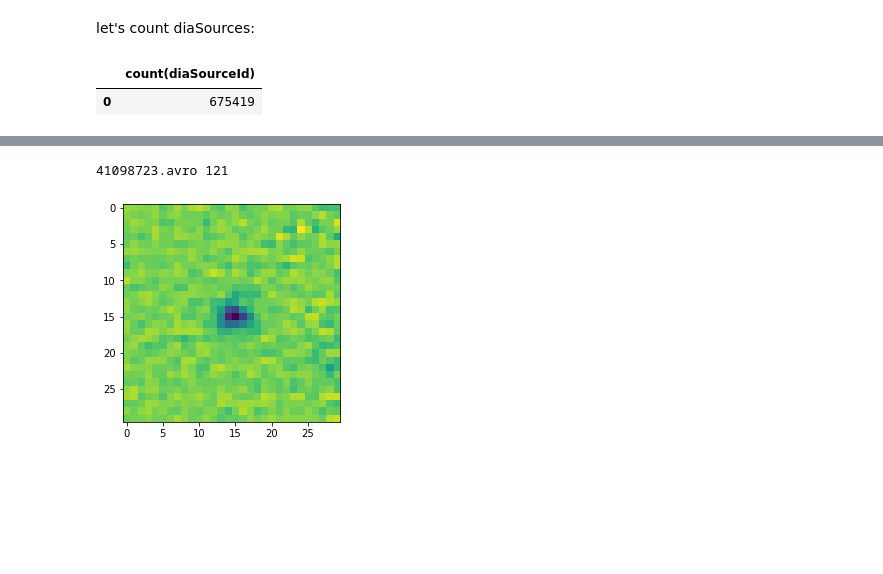
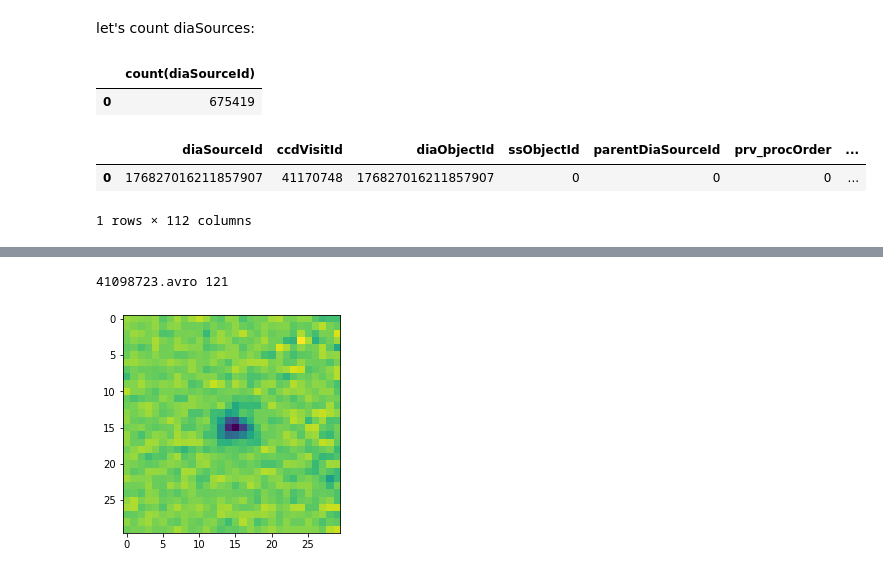
Before and after one commit to lsst-dm/ap_pipe-notebooks, a Jupyter notebook: DM-25229-Review_alert_sample.ipynb, the cells around one changed output, grey strips where cells are left out. Saved outputs shown, nothing was run; the diff lists cells and outputs as text; code cells hidden in the pictures; blank space fills up the shorter version.

```diff
--- a/DM-25229-Review_alert_sample.ipynb
+++ b/DM-25229-Review_alert_sample.ipynb
@@ -58,3 +58,9 @@ pd.read_sql_query('select count(diaSourceId) from diaSource;', connection)
 # %% [output]
 |  | count(diaSourceId) |
 | 0 | 675419 |
+# %%
+pd.read_sql_query('select * from diaSource limit 1;', connection)
+# %% [output]
+|  | diaSourceId | ccdVisitId | diaObjectId | ssObjectId | parentDiaSourceId | prv_procOrder | ... |
+| 0 | 176827016211857907 | 41170748 | 176827016211857907 | 0 | 0 | 0 | ... |
+1 rows × 112 columns
```
Also changed, not shown: parts of 11 cells of this notebook.
